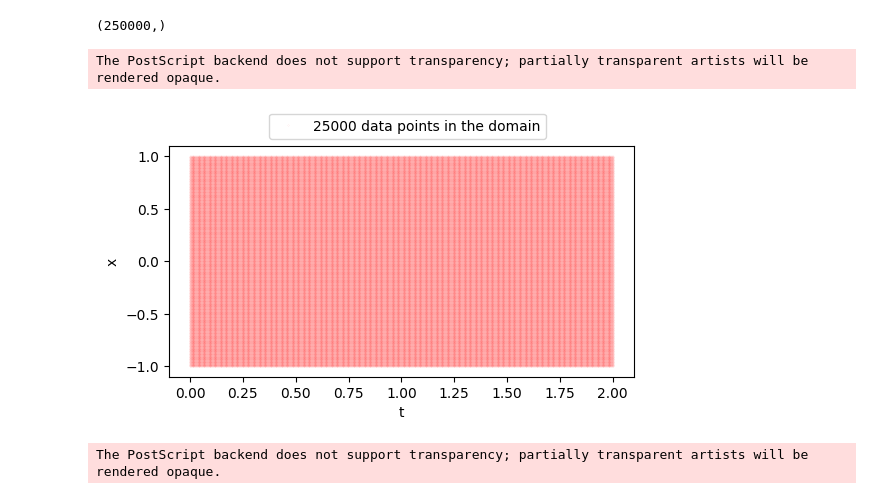
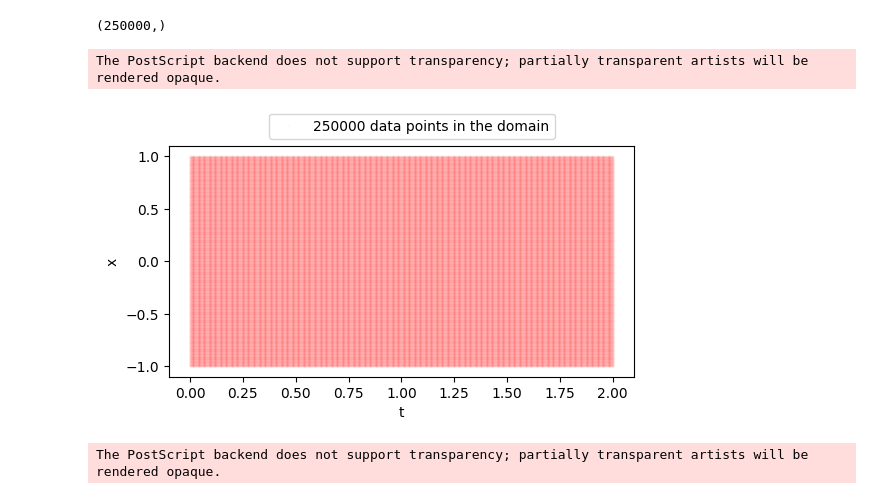
Before and after one commit to satyasaran/FifthOrderPDEPinnSymReg, a Jupyter notebook: Combined/nomagnetic_cos_exp_git.ipynb, the cells around one changed output. Cells and saved outputs as stored; diff of their text form; code cells hidden in the pictures.

Commit message:
250000 points corrected

```diff
--- a/Combined/nomagnetic_cos_exp_git.ipynb
+++ b/Combined/nomagnetic_cos_exp_git.ipynb
@@ -75,29 +76,29 @@ x_bc.shape
 # %%
 
 t=np.linspace(0,2,500).reshape(-1,1)
 x=np.linspace(-1,1,500).reshape(-1,1)
 xx, tt = np.meshgrid(x, t)
 X = np.vstack((np.ravel(xx), np.ravel(tt))).T
 # Extracting the testing data points from the 'data' object
 fig = plt.figure(figsize=(6, 3))
 x_bc = X[:, 0]
 t_bc = X[:, 1]
 
 # Plotting the testing data points using red crosses ('xr')
-plt.plot(t_bc,x_bc, '.', c='red',clip_on=False,markersize=0.05,label='25000 data points in the domain')
+plt.plot(t_bc,x_bc, '.', c='red',clip_on=False,markersize=0.05,label='250000 data points in the domain')
 
 # Setting the labels and title for the plot
 plt.xlabel('t')
 plt.ylabel('x')
 plt.legend(bbox_to_anchor=(0.2, 1))
 #plt.grid(True)
 #plt.title('Testing data points', fontsize=10)
 
 # Saving the plot as 'test_data.eps' with dpi (dots per inch) set to 100
 plt.savefig('Data_for_model_eval.eps', dpi=300)
 # %% [output]
 The PostScript backend does not support transparency; partially transparent artists will be rendered opaque.
-[figure, old version]
+[figure, new version]
 # %%
 # Extracting the testing data points from the 'data' object
 fig = plt.figure(figsize=(6, 3))
```
Also changed, not shown: parts of 1 cell of this notebook, 2 other files.
